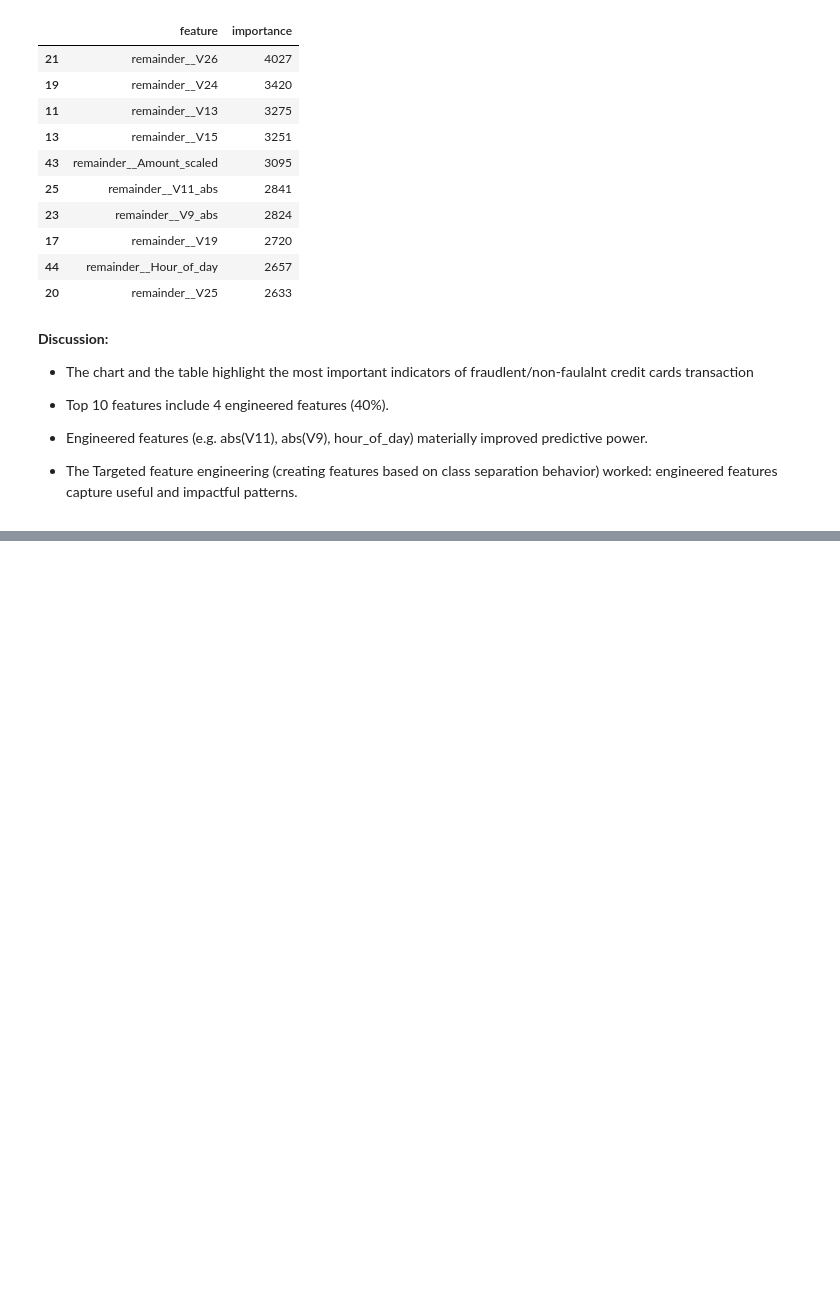
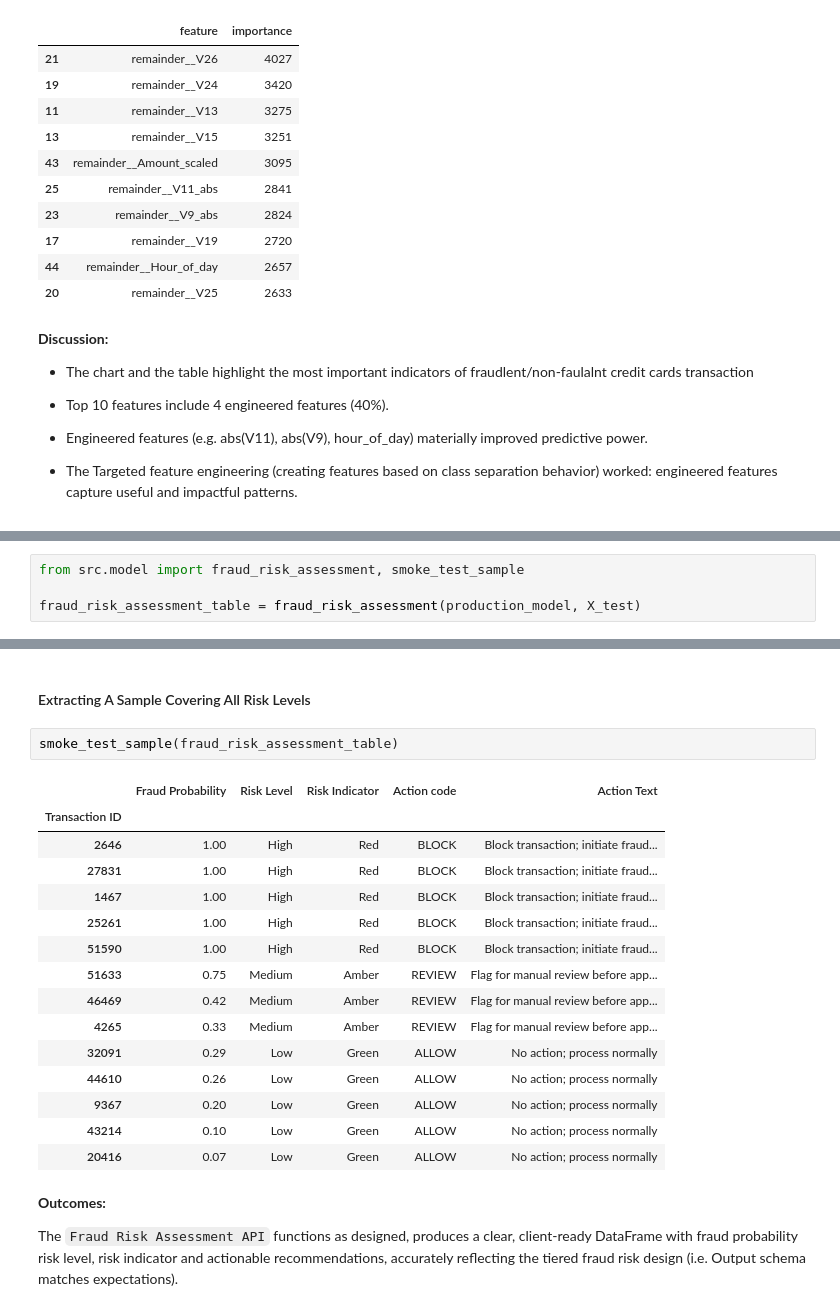
Before and after one commit to MohanadAlemam/fraud-detection-credit-card, a Jupyter notebook: notebooks/05_results_analysis.ipynb, the cells around one changed output, grey strips where cells are left out. Drawn from its saved outputs; the diff is of its cells as text; blank space fills up the shorter version.

```diff
--- a/notebooks/05_results_analysis.ipynb
+++ b/notebooks/05_results_analysis.ipynb
@@ -279,0 +284,4 @@ most_important_features
+# %%
+from src.model import fraud_risk_assessment, smoke_test_sample
+
+fraud_risk_assessment_table = fraud_risk_assessment(production_model, X_test)
@@ -279,0 +298,24 @@ most_important_features
+# %% [markdown]
+#### Extracting A Sample Covering All Risk Levels
+# %%
+smoke_test_sample(fraud_risk_assessment_table)
+# %% [output]
+|  | Fraud Probability | Risk Level | Risk Indicator | Action code | Action Text |
+| Transaction ID |  |  |  |  |  |
+| 2646 | 1.00 | High | Red | BLOCK | Block transaction; initiate fraud... |
+| 27831 | 1.00 | High | Red | BLOCK | Block transaction; initiate fraud... |
+| 1467 | 1.00 | High | Red | BLOCK | Block transaction; initiate fraud... |
+| 25261 | 1.00 | High | Red | BLOCK | Block transaction; initiate fraud... |
+| 51590 | 1.00 | High | Red | BLOCK | Block transaction; initiate fraud... |
+| 51633 | 0.75 | Medium | Amber | REVIEW | Flag for manual review before app... |
+| 46469 | 0.42 | Medium | Amber | REVIEW | Flag for manual review before app... |
+| 4265 | 0.33 | Medium | Amber | REVIEW | Flag for manual review before app... |
+| 32091 | 0.29 | Low | Green | ALLOW | No action; process normally |
+| 44610 | 0.26 | Low | Green | ALLOW | No action; process normally |
+| 9367 | 0.20 | Low | Green | ALLOW | No action; process normally |
+| 43214 | 0.10 | Low | Green | ALLOW | No action; process normally |
+| 20416 | 0.07 | Low | Green | ALLOW | No action; process normally |
+# %% [markdown]
+**Outcomes:**
+
+The `Fraud Risk Assessment API` functions as designed, produces a clear, client-ready DataFrame with fraud probability risk level, risk indicator and actionable recommendations, accurately reflecting the tiered fraud risk design (i.e. Output schema matches expectations).
```
Also changed, not shown: parts of 4 cells of this notebook.
